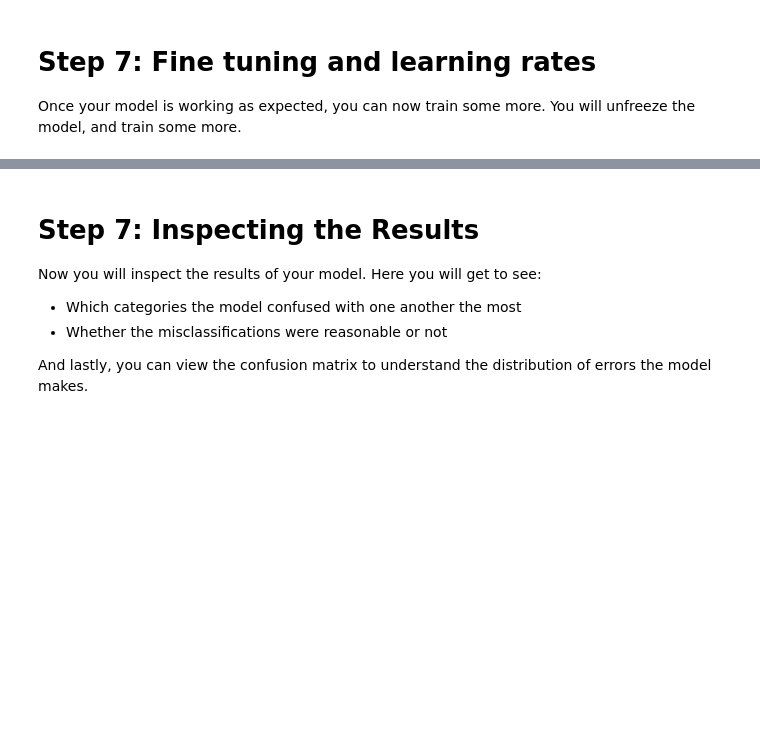
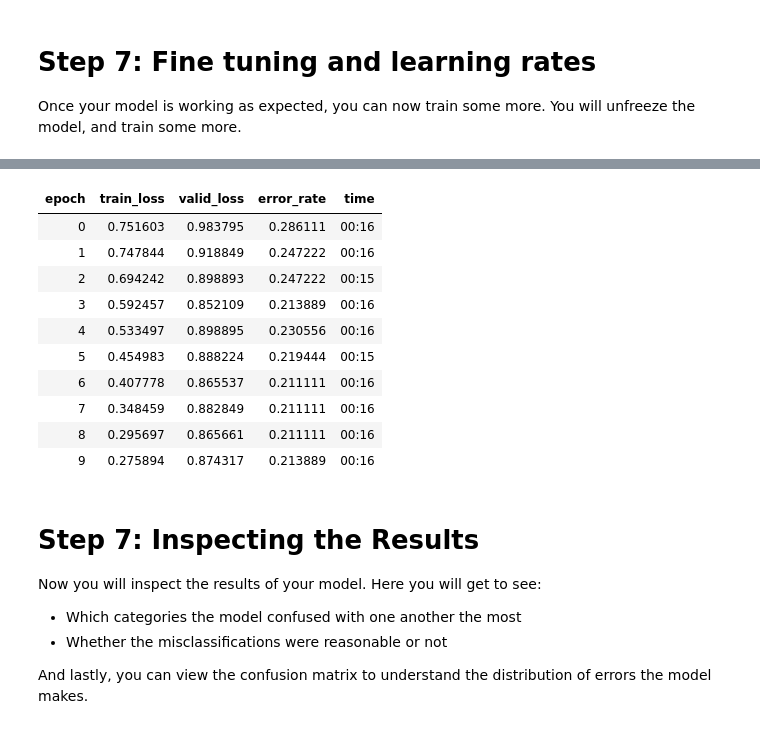
Before and after one commit to ptats/ml101-grad-workshop, a Jupyter notebook: notebooks/Image_Classification.ipynb, the cells around one changed output, grey strips where cells are left out. Cells and saved outputs as stored; diff of their text form; code cells hidden in the pictures; blank space fills up the shorter version.

```diff
--- a/notebooks/Image_Classification.ipynb
+++ b/notebooks/Image_Classification.ipynb
@@ -374,0 +377,2 @@ Cleaning Up
+# %%
+learn.load('stage-1')
@@ -375,3 +397,17 @@ Cleaning Up
+# %%
+learn.fit_one_cycle(10, max_lr=slice(1e-6, 1e-3))
+# %% [output]
+| epoch | train_loss | valid_loss | error_rate | time |
+| 0 | 0.751603 | 0.983795 | 0.286111 | 00:16 |
+| 1 | 0.747844 | 0.918849 | 0.247222 | 00:16 |
+| 2 | 0.694242 | 0.898893 | 0.247222 | 00:15 |
+| 3 | 0.592457 | 0.852109 | 0.213889 | 00:16 |
+| 4 | 0.533497 | 0.898895 | 0.230556 | 00:16 |
+| 5 | 0.454983 | 0.888224 | 0.219444 | 00:15 |
+| 6 | 0.407778 | 0.865537 | 0.211111 | 00:16 |
+| 7 | 0.348459 | 0.882849 | 0.211111 | 00:16 |
+| 8 | 0.295697 | 0.865661 | 0.211111 | 00:16 |
+| 9 | 0.275894 | 0.874317 | 0.213889 | 00:16 |
 # %% [markdown]
 # **Step 7: Inspecting the Results**
 
```
Also changed, not shown: parts of 11 cells of this notebook.
